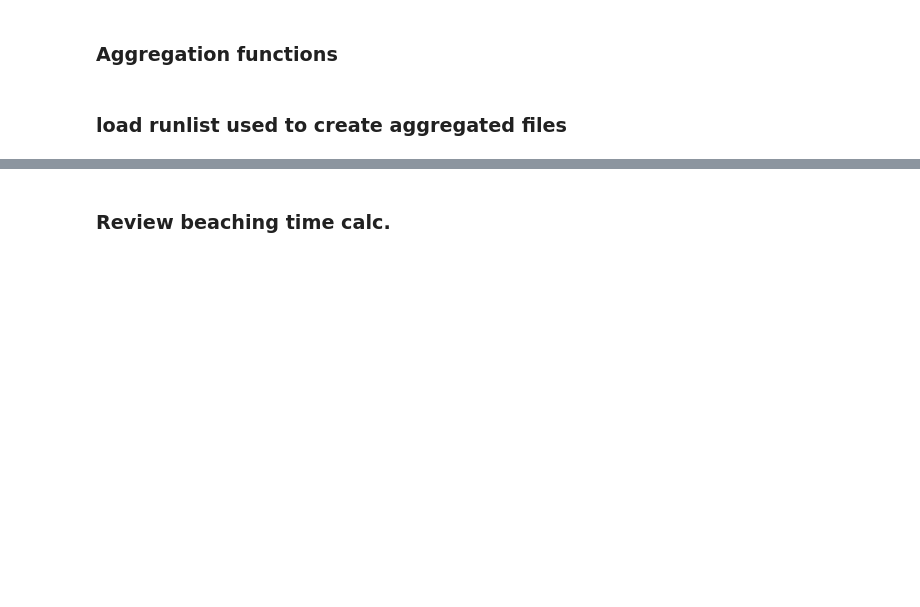
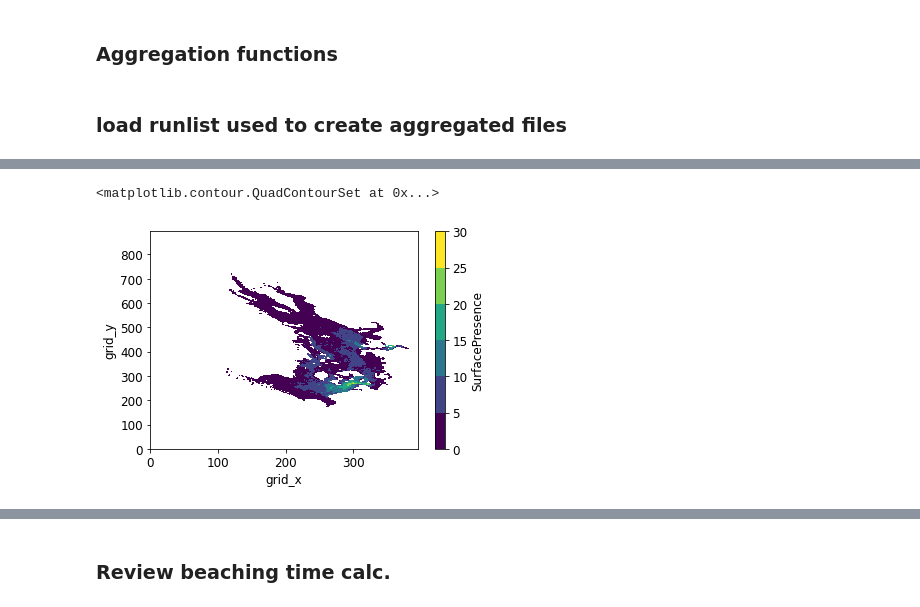
Before and after one commit to MIDOSS/analysis-rachael, a Jupyter notebook: notebooks/monte_carlo_dev/dev_combine_aggregated_oil_spills.ipynb, the cells around one changed output, grey strips where cells are left out. Saved outputs shown, nothing was run; the diff lists cells and outputs as text; code cells hidden in the pictures; blank space fills up the shorter version.

```diff
--- a/notebooks/monte_carlo_dev/dev_combine_aggregated_oil_spills.ipynb
+++ b/notebooks/monte_carlo_dev/dev_combine_aggregated_oil_spills.ipynb
@@ -122,0 +376,6 @@ beaching_files
+# %%
+ds['SurfacePresence'].fillna(0)
+ds['SurfacePresence'].plot.contourf()
+# %% [output]
+<matplotlib.contour.QuadContourSet at 0x...>
+[figure, added]
```
Also changed, not shown: parts of 44 cells of this notebook.
